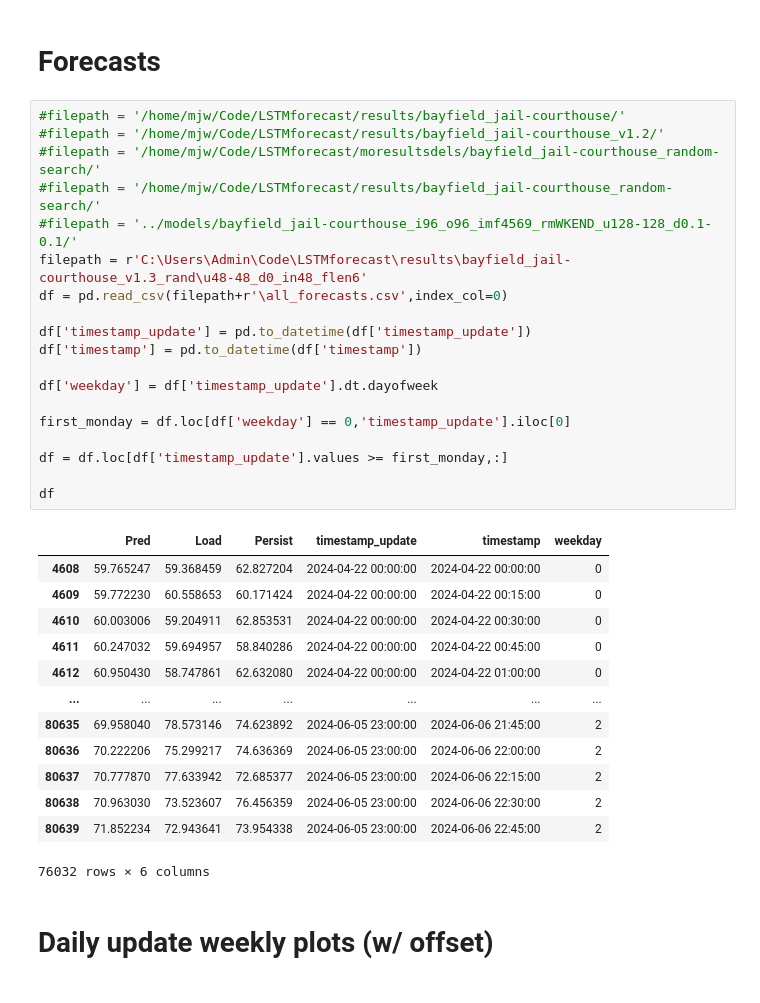
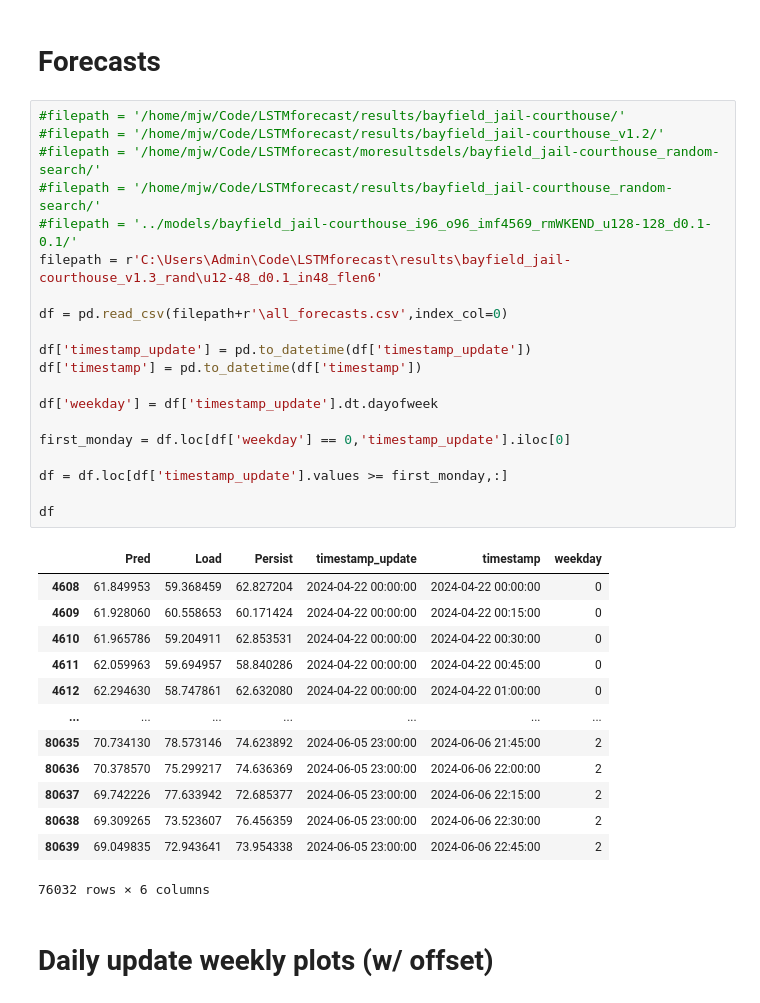
Before and after one commit to woodjmichael/NWE-System-Peak, a Jupyter notebook: analysis/bayfield_jail-courthouse_v1.3/mix_lstm_persist_forecast.ipynb, the cells around one changed output. Cells and saved outputs as stored; diff of their text form.

```diff
--- a/analysis/bayfield_jail-courthouse_v1.3/mix_lstm_persist_forecast.ipynb
+++ b/analysis/bayfield_jail-courthouse_v1.3/mix_lstm_persist_forecast.ipynb
@@ -57,35 +57,36 @@ pd.DataFrame(train.e_pers.values.reshape(-1,24)).plot(kind='box')
 # %%
 #filepath = '/home/mjw/Code/LSTMforecast/results/bayfield_jail-courthouse/'
 #filepath = '/home/mjw/Code/LSTMforecast/results/bayfield_jail-courthouse_v1.2/'
 #filepath = '/home/mjw/Code/LSTMforecast/moresultsdels/bayfield_jail-courthouse_random-search/'
 #filepath = '/home/mjw/Code/LSTMforecast/results/bayfield_jail-courthouse_random-search/'
 #filepath = '../models/bayfield_jail-courthouse_i96_o96_imf4569_rmWKEND_u128-128_d0.1-0.1/'
-filepath = r'C:\Users\Admin\Code\LSTMforecast\results\bayfield_jail-courthouse_v1.3_rand\u48-48_d0_in48_flen6'
+filepath = r'C:\Users\Admin\Code\LSTMforecast\results\bayfield_jail-courthouse_v1.3_rand\u12-48_d0.1_in48_flen6'
+
 df = pd.read_csv(filepath+r'\all_forecasts.csv',index_col=0)
 
 df['timestamp_update'] = pd.to_datetime(df['timestamp_update'])
 df['timestamp'] = pd.to_datetime(df['timestamp'])
 
 df['weekday'] = df['timestamp_update'].dt.dayofweek
 
 first_monday = df.loc[df['weekday'] == 0,'timestamp_update'].iloc[0]
 
 df = df.loc[df['timestamp_update'].values >= first_monday,:]
 
 df
 # %% [output]
 |  | Pred | Load | Persist | timestamp_update | timestamp | weekday |
-| 4608 | 59.765247 | 59.368459 | 62.827204 | 2024-04-22 00:00:00 | 2024-04-22 00:00:00 | 0 |
-| 4609 | 59.772230 | 60.558653 | 60.171424 | 2024-04-22 00:00:00 | 2024-04-22 00:15:00 | 0 |
-| 4610 | 60.003006 | 59.204911 | 62.853531 | 2024-04-22 00:00:00 | 2024-04-22 00:30:00 | 0 |
-| 4611 | 60.247032 | 59.694957 | 58.840286 | 2024-04-22 00:00:00 | 2024-04-22 00:45:00 | 0 |
-| 4612 | 60.950430 | 58.747861 | 62.632080 | 2024-04-22 00:00:00 | 2024-04-22 01:00:00 | 0 |
+| 4608 | 61.849953 | 59.368459 | 62.827204 | 2024-04-22 00:00:00 | 2024-04-22 00:00:00 | 0 |
+| 4609 | 61.928060 | 60.558653 | 60.171424 | 2024-04-22 00:00:00 | 2024-04-22 00:15:00 | 0 |
+| 4610 | 61.965786 | 59.204911 | 62.853531 | 2024-04-22 00:00:00 | 2024-04-22 00:30:00 | 0 |
+| 4611 | 62.059963 | 59.694957 | 58.840286 | 2024-04-22 00:00:00 | 2024-04-22 00:45:00 | 0 |
+| 4612 | 62.294630 | 58.747861 | 62.632080 | 2024-04-22 00:00:00 | 2024-04-22 01:00:00 | 0 |
 | ... | ... | ... | ... | ... | ... | ... |
-| 80635 | 69.958040 | 78.573146 | 74.623892 | 2024-06-05 23:00:00 | 2024-06-06 21:45:00 | 2 |
-| 80636 | 70.222206 | 75.299217 | 74.636369 | 2024-06-05 23:00:00 | 2024-06-06 22:00:00 | 2 |
-| 80637 | 70.777870 | 77.633942 | 72.685377 | 2024-06-05 23:00:00 | 2024-06-06 22:15:00 | 2 |
-| 80638 | 70.963030 | 73.523607 | 76.456359 | 2024-06-05 23:00:00 | 2024-06-06 22:30:00 | 2 |
-| 80639 | 71.852234 | 72.943641 | 73.954338 | 2024-06-05 23:00:00 | 2024-06-06 22:45:00 | 2 |
+| 80635 | 70.734130 | 78.573146 | 74.623892 | 2024-06-05 23:00:00 | 2024-06-06 21:45:00 | 2 |
+| 80636 | 70.378570 | 75.299217 | 74.636369 | 2024-06-05 23:00:00 | 2024-06-06 22:00:00 | 2 |
+| 80637 | 69.742226 | 77.633942 | 72.685377 | 2024-06-05 23:00:00 | 2024-06-06 22:15:00 | 2 |
+| 80638 | 69.309265 | 73.523607 | 76.456359 | 2024-06-05 23:00:00 | 2024-06-06 22:30:00 | 2 |
+| 80639 | 69.049835 | 72.943641 | 73.954338 | 2024-06-05 23:00:00 | 2024-06-06 22:45:00 | 2 |
 76032 rows × 6 columns
 # %% [markdown]
 # Daily update weekly plots (w/ offset)
```
Also changed, not shown: parts of 3 cells of this notebook, 1 other file.
